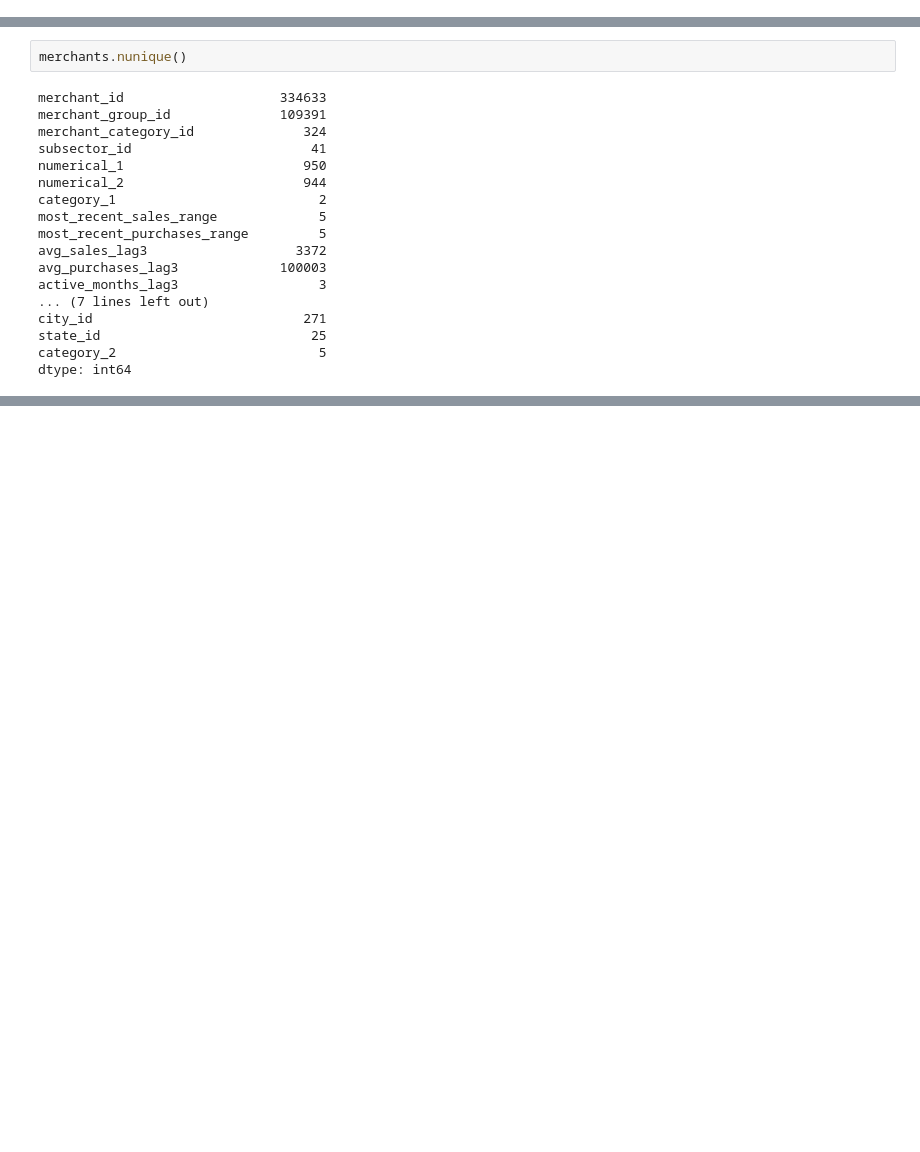
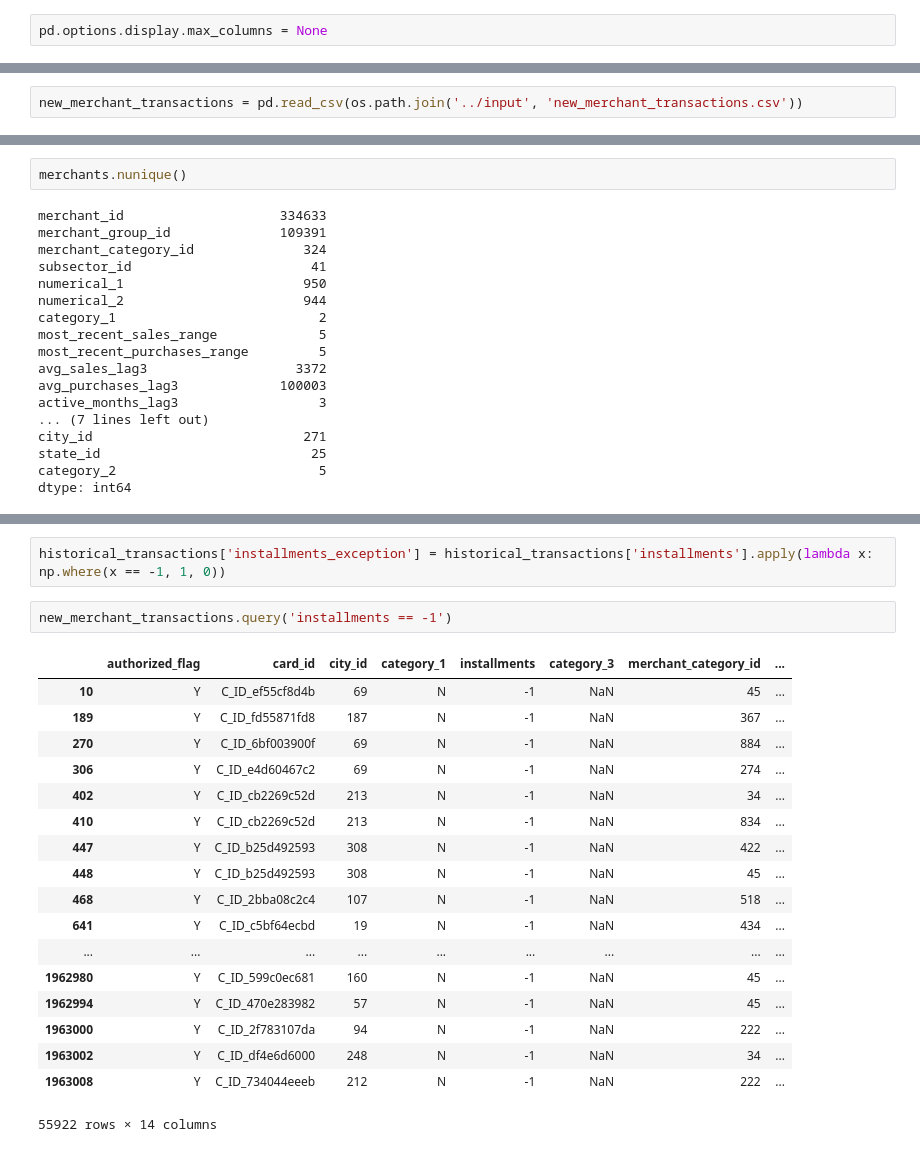
Before and after one commit to ishtos/elo, a Jupyter notebook: ipynb/EDA.ipynb, the cells around one changed output, grey strips where cells are left out. Drawn from its saved outputs; the diff is of its cells as text; blank space fills up the shorter version.

```diff
--- a/ipynb/EDA.ipynb
+++ b/ipynb/EDA.ipynb
@@ -9 +18,3 @@ import pandas as pd
+# %%
+pd.options.display.max_columns = None
 # %%
@@ -107,0 +123,2 @@ new_merchant_transactions = pd.read_cs
+# %%
+new_merchant_transactions = pd.read_csv(os.path.join('../input', 'new_merchant_transactions.csv'))
@@ -139,0 +276,23 @@ dtype: int64
+# %%
+historical_transactions['installments_exception'] = historical_transactions['installments'].apply(lambda x: np.where(x == -1, 1, 0))
+# %%
+new_merchant_transactions.query('installments == -1')
+# %% [output]
+|  | authorized_flag | card_id | city_id | category_1 | installments | category_3 | merchant_category_id | ... |
+| 10 | Y | C_ID_ef55cf8d4b | 69 | N | -1 | NaN | 45 | ... |
+| 189 | Y | C_ID_fd55871fd8 | 187 | N | -1 | NaN | 367 | ... |
+| 270 | Y | C_ID_6bf003900f | 69 | N | -1 | NaN | 884 | ... |
+| 306 | Y | C_ID_e4d60467c2 | 69 | N | -1 | NaN | 274 | ... |
+| 402 | Y | C_ID_cb2269c52d | 213 | N | -1 | NaN | 34 | ... |
+| 410 | Y | C_ID_cb2269c52d | 213 | N | -1 | NaN | 834 | ... |
+| 447 | Y | C_ID_b25d492593 | 308 | N | -1 | NaN | 422 | ... |
+| 448 | Y | C_ID_b25d492593 | 308 | N | -1 | NaN | 45 | ... |
+| 468 | Y | C_ID_2bba08c2c4 | 107 | N | -1 | NaN | 518 | ... |
+| 641 | Y | C_ID_c5bf64ecbd | 19 | N | -1 | NaN | 434 | ... |
+| ... | ... | ... | ... | ... | ... | ... | ... | ... |
+| 1962980 | Y | C_ID_599c0ec681 | 160 | N | -1 | NaN | 45 | ... |
+| 1962994 | Y | C_ID_470e283982 | 57 | N | -1 | NaN | 45 | ... |
+| 1963000 | Y | C_ID_2f783107da | 94 | N | -1 | NaN | 222 | ... |
+| 1963002 | Y | C_ID_df4e6d6000 | 248 | N | -1 | NaN | 34 | ... |
+| 1963008 | Y | C_ID_734044eeeb | 212 | N | -1 | NaN | 222 | ... |
+55922 rows × 14 columns
```
Also changed, not shown: parts of 34 cells of this notebook, 27 other files.
